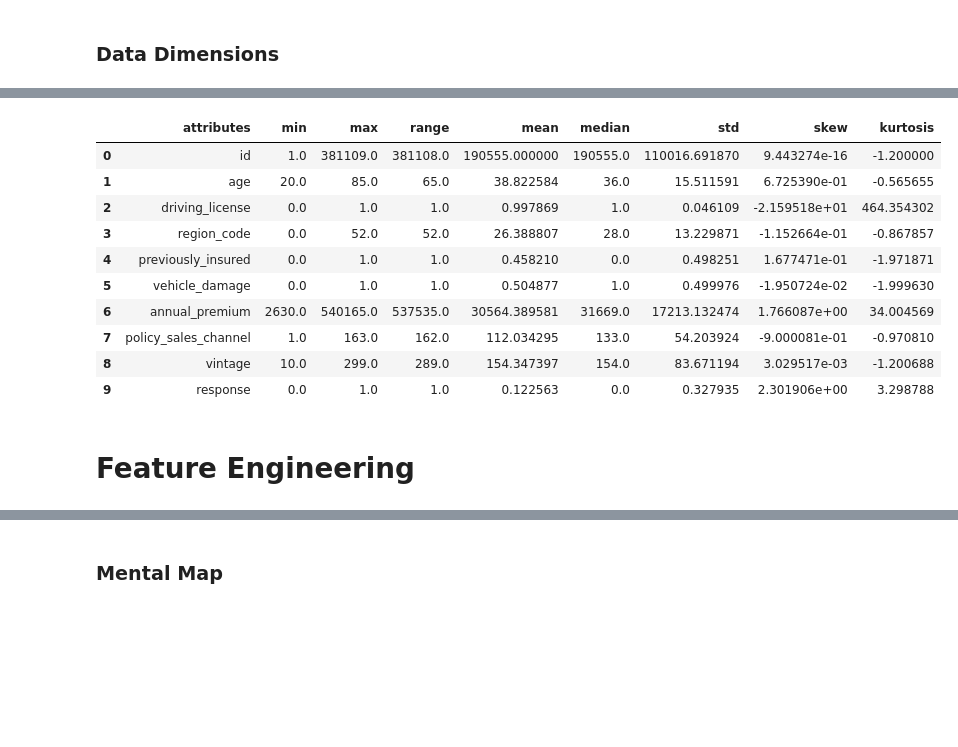
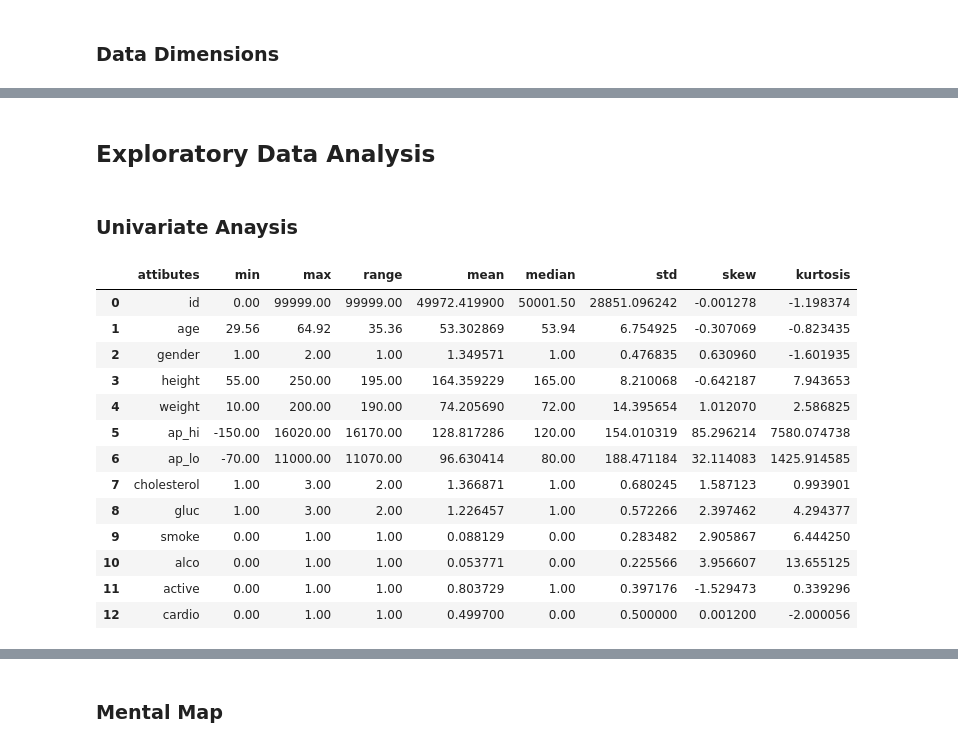
Before and after one commit to TalithaStella/CardioDisease, a Jupyter notebook: PA001-CCD.ipynb, the cells around one changed output, grey strips where cells are left out. Saved outputs shown, nothing was run; the diff lists cells and outputs as text; code cells hidden in the pictures; blank space fills up the shorter version.

```diff
--- a/PA001-CCD.ipynb
+++ b/PA001-CCD.ipynb
@@ -32,7 +32,7 @@ jupyter_settings()
 # %% [markdown]
 ### Import Data
 # %%
-df_train_raw = pd.read_csv('cardio_train.csv', low_memory=False)
+df_train_raw = pd.read_csv('cardio_train.csv', sep=';')
 # %% [markdown]
 ## ETL
 # %% [markdown]
@@ -106,2 +111,6 @@ df1['region_code'] = df1['region_code'].astype(int)
+# %%
+# age - Change to years
+
+df1['age'] = round(df1['age'].apply(lambda x: x / 365.25 ), 2)
 # %%
 df1.dtypes
@@ -139,0 +144,4 @@ cat_attributes = df1.select_dtypes( include=['object'])
+# %% [markdown]
+## Exploratory Data Analysis
+# %% [markdown]
+### Univariate Anaysis
@@ -140,34 +150,44 @@ cat_attributes = df1.select_dtypes( include=['object'])
+# %%
+
+# Número                                        'Categorias'
+# AGE: Média, mediana, min, max                 gender: women,  men
+# height: Média, mediana, min, max              cholesterol:  normal, above, 3: high
+# weight: Média, mediana, min, max              gluc:  normal, above, high
+# ap_hi: Média, mediana, min, max               smoke: yes, no
+# ap_lo: Média, mediana, min, max               alco: yes, no
+#                                               active: yes, no
+
+num_attributes = df2.select_dtypes( include=['int64', 'float64'])
+cat_attributes = df2.select_dtypes( include=['object'])
 # %%
-# Cental Tendency - mean, median
-ct1 = pd.DataFrame(num_attributes.apply( np.mean )).T
-ct2 = pd.DataFrame(num_attributes.apply( np.median )).T
+#Central Tendency - mean, median
+ct1 = pd.DataFrame( num_attributes.apply( np.mean)).T
+ct2 = pd.DataFrame( num_attributes.apply( np.median)).T
 
+# Dispersion -std, min, max, range, skew, Kurtosis
+d1 = pd.DataFrame( num_attributes.apply( np.std )).T
+d2 = pd.DataFrame( num_attributes.apply( np.min )).T
+d3 = pd.DataFrame( num_attributes.apply( np.max )).T
+d4 = pd.DataFrame( num_attributes.apply( lambda x: x.max() - x.min() )).T
+d5 = pd.DataFrame( num_attributes.apply( lambda x: x.skew()  )).T
+d6 = pd.DataFrame( num_attributes.apply( lambda x: x.kurtosis() )).T
 
-# Dispersion - std, min, max, range, skew, kurtosis
-d1 = pd.DataFrame(num_attributes.apply( np.std )).T
-d2 = pd.DataFrame(num_attributes.apply( np.min )).T
-d3 = pd.DataFrame(num_attributes.apply( np.max )).T
-d4 = pd.DataFrame(num_attributes.apply( lambda x: x.max() - x.min() )).T
-d5 = pd.DataFrame(num_attributes.apply( lambda x: x.skew() )).T
-d6 = pd.DataFrame(num_attributes.apply( lambda x: x.kurtosis() )).T
-
-
-# Concatenate
-table_m = pd.concat( [ d2, d3, d4, ct1, ct2, d1, d5, d6 ]).T.reset_index()
-table_m.columns = ['attributes', 'min', 'max', 'range', 'mean', 'median', 'std', 'skew', 'kurtosis']
-
-table_m
+#Concatenate
+m = pd.concat( [d2, d3, d4, ct1, ct2, d1, d5, d6 ]).T.reset_index()
+m.columns = ['attibutes', 'min', 'max', 'range', 'mean', 'median', 'std', 'skew', 'kurtosis']
+m
 # %% [output]
-|  | attributes | min | max | range | mean | median | std | skew | kurtosis |
-| 0 | id | 1.0 | 381109.0 | 381108.0 | 190555.000000 | 190555.0 | 110016.691870 | 9.443274e-16 | -1.200000 |
-| 1 | age | 20.0 | 85.0 | 65.0 | 38.822584 | 36.0 | 15.511591 | 6.725390e-01 | -0.565655 |
-| 2 | driving_license | 0.0 | 1.0 | 1.0 | 0.997869 | 1.0 | 0.046109 | -2.159518e+01 | 464.354302 |
-| 3 | region_code | 0.0 | 52.0 | 52.0 | 26.388807 | 28.0 | 13.229871 | -1.152664e-01 | -0.867857 |
-| 4 | previously_insured | 0.0 | 1.0 | 1.0 | 0.458210 | 0.0 | 0.498251 | 1.677471e-01 | -1.971871 |
-| 5 | vehicle_damage | 0.0 | 1.0 | 1.0 | 0.504877 | 1.0 | 0.499976 | -1.950724e-02 | -1.999630 |
-| 6 | annual_premium | 2630.0 | 540165.0 | 537535.0 | 30564.389581 | 31669.0 | 17213.132474 | 1.766087e+00 | 34.004569 |
-| 7 | policy_sales_channel | 1.0 | 163.0 | 162.0 | 112.034295 | 133.0 | 54.203924 | -9.000081e-01 | -0.970810 |
-| 8 | vintage | 10.0 | 299.0 | 289.0 | 154.347397 | 154.0 | 83.671194 | 3.029517e-03 | -1.200688 |
-| 9 | response | 0.0 | 1.0 | 1.0 | 0.122563 | 0.0 | 0.327935 | 2.301906e+00 | 3.298788 |
+|  | attibutes | min | max | range | mean | median | std | skew | kurtosis |
+| 0 | id | 0.00 | 99999.00 | 99999.00 | 49972.419900 | 50001.50 | 28851.096242 | -0.001278 | -1.198374 |
+| 1 | age | 29.56 | 64.92 | 35.36 | 53.302869 | 53.94 | 6.754925 | -0.307069 | -0.823435 |
+| 2 | gender | 1.00 | 2.00 | 1.00 | 1.349571 | 1.00 | 0.476835 | 0.630960 | -1.601935 |
+| 3 | height | 55.00 | 250.00 | 195.00 | 164.359229 | 165.00 | 8.210068 | -0.642187 | 7.943653 |
+| 4 | weight | 10.00 | 200.00 | 190.00 | 74.205690 | 72.00 | 14.395654 | 1.012070 | 2.586825 |
+| 5 | ap_hi | -150.00 | 16020.00 | 16170.00 | 128.817286 | 120.00 | 154.010319 | 85.296214 | 7580.074738 |
+| 6 | ap_lo | -70.00 | 11000.00 | 11070.00 | 96.630414 | 80.00 | 188.471184 | 32.114083 | 1425.914585 |
+| 7 | cholesterol | 1.00 | 3.00 | 2.00 | 1.366871 | 1.00 | 0.680245 | 1.587123 | 0.993901 |
+| 8 | gluc | 1.00 | 3.00 | 2.00 | 1.226457 | 1.00 | 0.572266 | 2.397462 | 4.294377 |
+| 9 | smoke | 0.00 | 1.00 | 1.00 | 0.088129 | 0.00 | 0.283482 | 2.905867 | 6.444250 |
+| 10 | alco | 0.00 | 1.00 | 1.00 | 0.053771 | 0.00 | 0.225566 | 3.956607 | 13.655125 |
+| 11 | active | 0.00 | 1.00 | 1.00 | 0.803729 | 1.00 | 0.397176 | -1.529473 | 0.339296 |
+| 12 | cardio | 0.00 | 1.00 | 1.00 | 0.499700 | 0.00 | 0.500000 | 0.001200 | -2.000056 |
-# %% [markdown]
-# Feature Engineering
```
Also changed, not shown: parts of 28 cells of this notebook.
